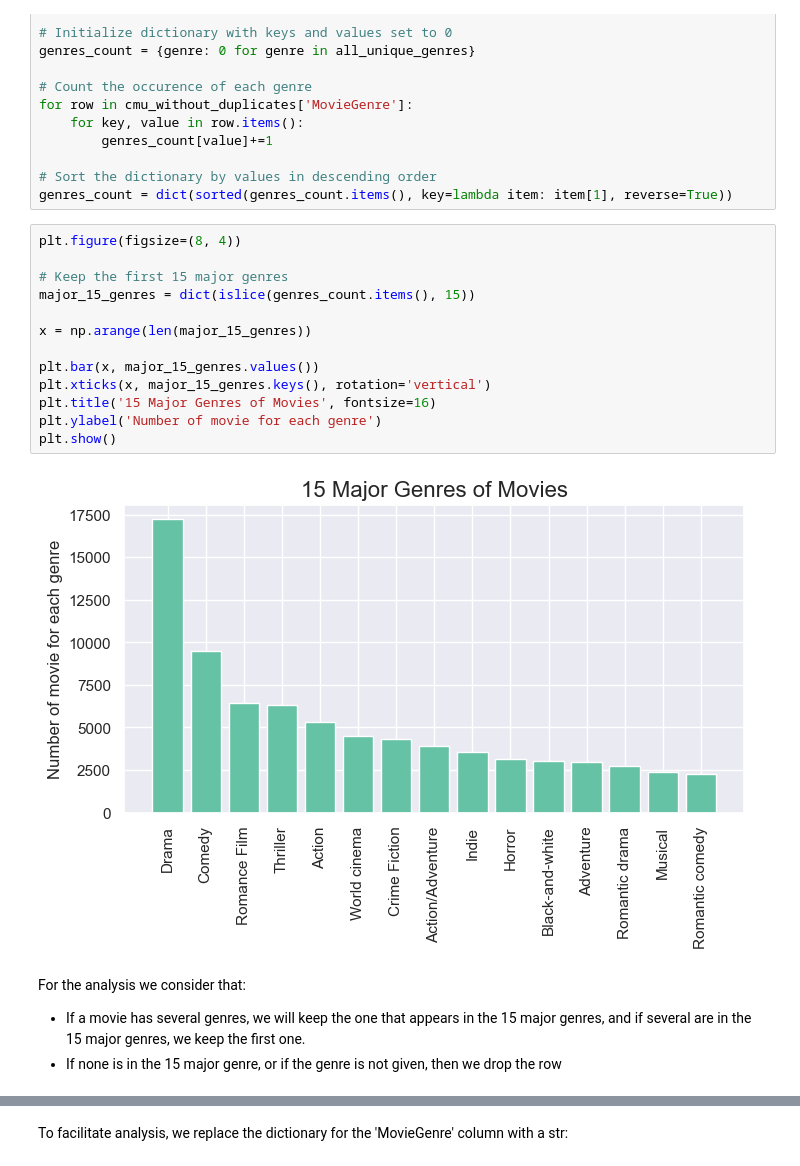
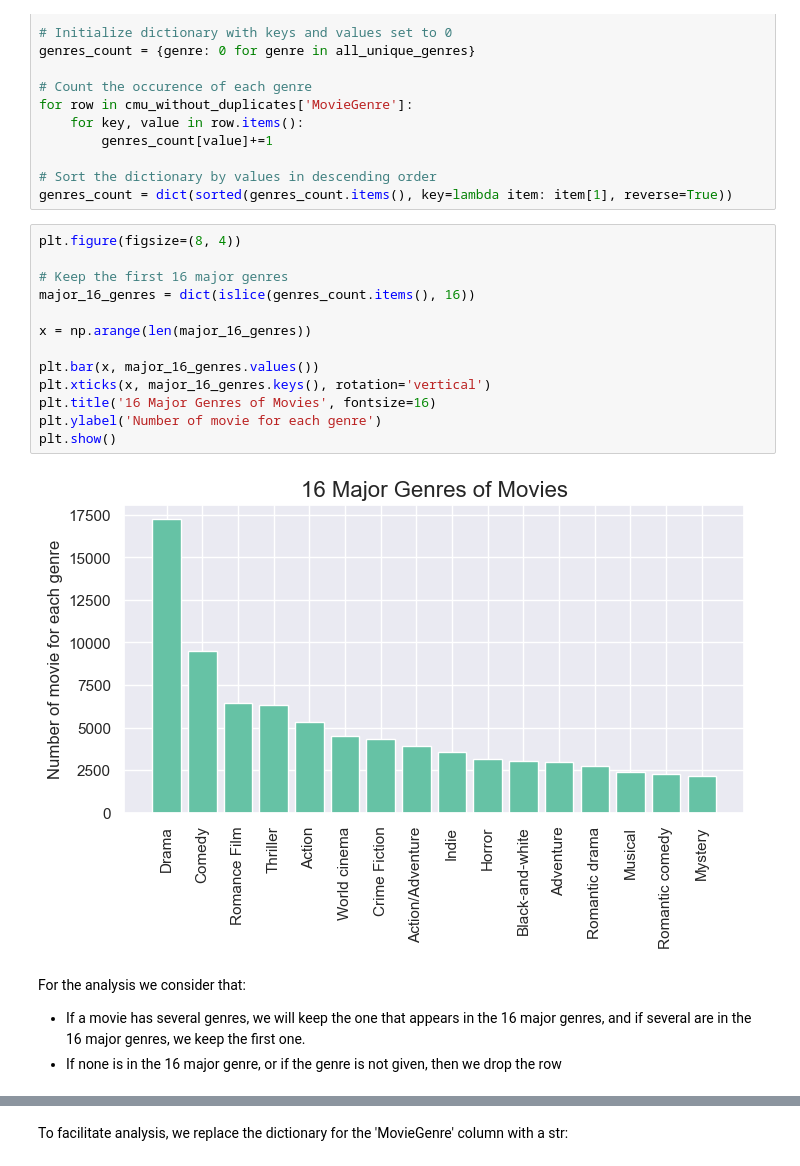
Before and after one commit to epfl-ada/ada-2023-project-teamcajare2023, a Jupyter notebook: P2.ipynb, the cells around one changed output, grey strips where cells are left out. Saved outputs shown, nothing was run; the diff lists cells and outputs as text.

Commit message:
little modif of 16 genre

```diff
--- a/P2.ipynb
+++ b/P2.ipynb
@@ -234,22 +234,22 @@ genres_count = dict(sorted(genres_count.items(), key=lambda item: item[1], rever
 # %%
 plt.figure(figsize=(8, 4))
 
-# Keep the first 15 major genres
-major_15_genres = dict(islice(genres_count.items(), 15))
+# Keep the first 16 major genres
+major_16_genres = dict(islice(genres_count.items(), 16))
 
-x = np.arange(len(major_15_genres))
+x = np.arange(len(major_16_genres))
 
-plt.bar(x, major_15_genres.values())
-plt.xticks(x, major_15_genres.keys(), rotation='vertical')
-plt.title('15 Major Genres of Movies', fontsize=16)
+plt.bar(x, major_16_genres.values())
+plt.xticks(x, major_16_genres.keys(), rotation='vertical')
+plt.title('16 Major Genres of Movies', fontsize=16)
 plt.ylabel('Number of movie for each genre')
 plt.show()
 # %% [output]
-[figure, old version]
+[figure, new version]
 # %% [markdown]
 For the analysis we consider that:
-- If a movie has several genres, we will keep the one that appears in the 15 major genres, and if several are in the 15 major genres, we keep the first one.
-- If none is in the 15 major genre, or if the genre is not given, then we drop the row
+- If a movie has several genres, we will keep the one that appears in the 16 major genres, and if several are in the 16 major genres, we keep the first one.
+- If none is in the 16 major genre, or if the genre is not given, then we drop the row
 # %%
 # List of rows to drop
 rows_to_drop = []
```
Also changed, not shown: parts of 16 cells of this notebook.
